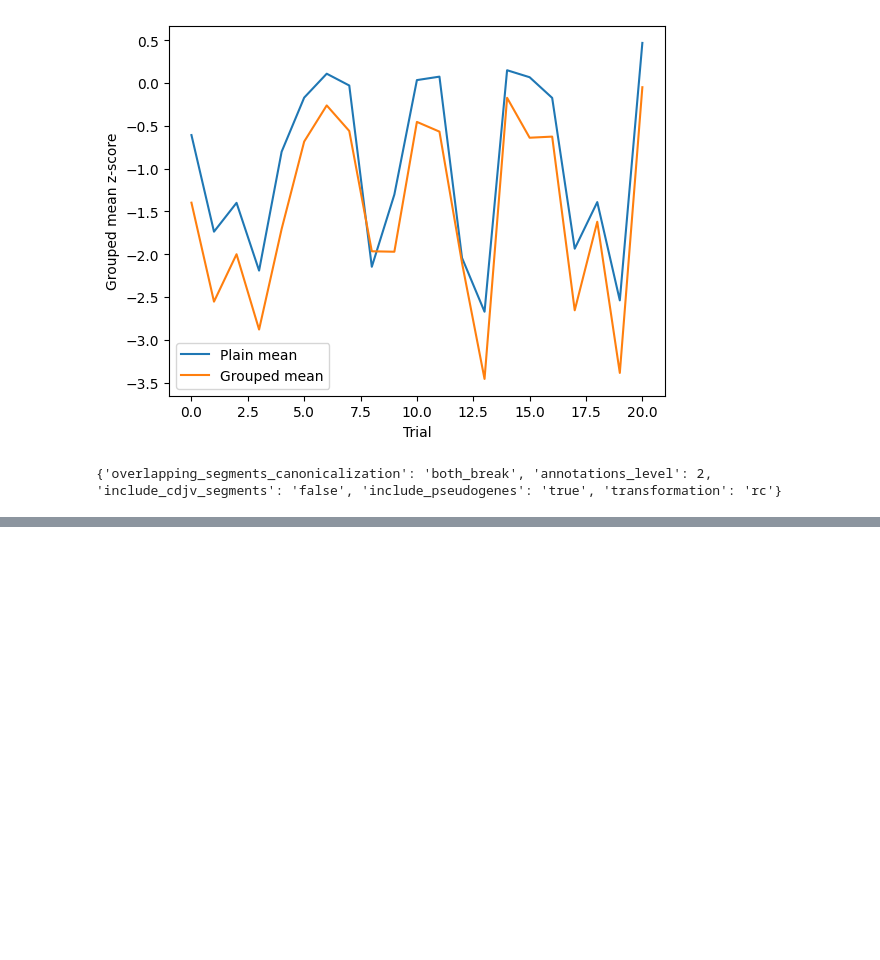
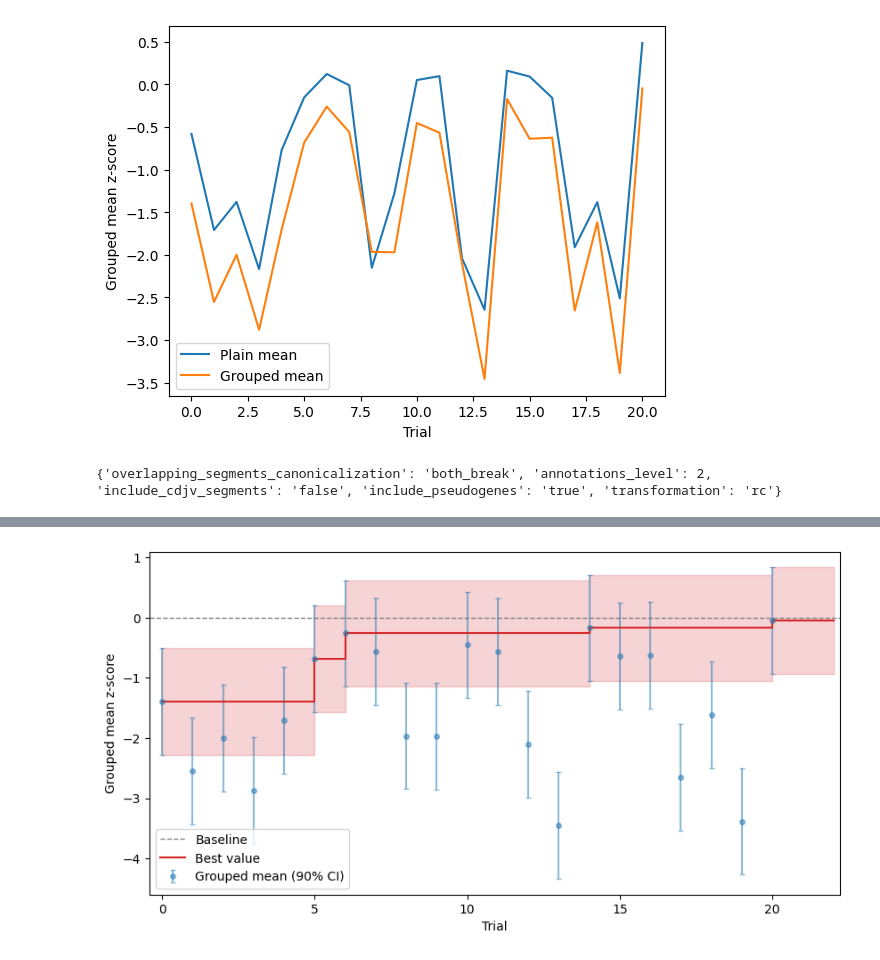
Before and after one commit to PipeVerri/Canonicalization, a Jupyter notebook: convnova/notebooks/wandb_analysis/phase1_inspection.ipynb, the cells around one changed output, grey strips where cells are left out. Drawn from its saved outputs; the diff is of its cells as text; code cells hidden in the pictures; blank space fills up the shorter version.

```diff
--- a/convnova/notebooks/wandb_analysis/phase1_inspection.ipynb
+++ b/convnova/notebooks/wandb_analysis/phase1_inspection.ipynb
@@ -64,7 +64,10 @@ dtypes: float64(30)
 memory usage: 5.1 KB
 None
 # %%
-z_scores = df.apply(lambda col: (col - baseline_metrics[col.name]["mean"]) / baseline_metrics[col.name]["std"], axis=0)
+def metrics_into_z_scores(df):
+    return df.apply(lambda col: (col - baseline_metrics[col.name]["mean"]) / baseline_metrics[col.name]["std"], axis=0)
+
+z_scores = metrics_into_z_scores(df)
 # %%
 records = (df == df.max()).sum(axis=1)
 records_list = sorted(list(records), reverse=True)
@@ -118,11 +121,13 @@ TASKS_GROUPS = {
     "chromatin_profile_prediction": ["chromatin_profile_prediction"]
 }
 
-groups = [z_scores[TASKS_GROUPS[group]].mean(axis=1) for group in TASKS_GROUPS]
-grouped_means = pd.concat(groups, axis=1).mean(axis=1) # The axis for pd.concat specifies the resulting series direction, I wanna concatenate the series as columns
-z_scores["grouped_means"] = grouped_means
-z_scores["plain_means"] = z_scores.mean(axis=1)
+def compute_means(df):
+    groups = [df[TASKS_GROUPS[group]].mean(axis=1) for group in TASKS_GROUPS]
+    grouped_means = pd.concat(groups, axis=1).mean(axis=1) # The axis for pd.concat specifies the resulting series direction, I wanna concatenate the series as columns
+    df["grouped_means"] = grouped_means
+    df["plain_means"] = df.drop(columns=["grouped_means"]).mean(axis=1)
 
+compute_means(z_scores)
 ax = z_scores[["plain_means", "grouped_means"]].plot(xlabel="Trial", ylabel="Grouped mean z-score")
 ax.legend(["Plain mean", "Grouped mean"])
 plt.savefig("./grouped_z_score.png", dpi=300)
@@ -186,3 +192,78 @@ print(df)
+# %%
+import numpy as np
+import pandas as pd
+from scipy import stats
+from matplotlib import pyplot as plt
+
+with open("../../hpo/baseline_results.json", "r") as f:
+    baseline_results = json.load(f)
+
+baseline_results = pd.DataFrame(baseline_results)
+baseline_z = metrics_into_z_scores(baseline_results)
+
+def grouped_mean(df):
+    """Media de las medias por grupo (solo columnas de tareas)."""
+    return pd.concat(
+        [df[cols].mean(axis=1) for cols in TASKS_GROUPS.values()], axis=1
+    ).mean(axis=1)
+
+# --- Ruido del baseline ---
+# baseline_z: (n repeticiones x tareas), mismas columnas que z_scores
+n = len(baseline_z)
+sigma_S = grouped_mean(baseline_z).std(ddof=1)
+tcrit = stats.t.ppf(0.95, df=n - 1)
+
+# --- Score por trial ---
+score = grouped_mean(z_scores)
+S = score.to_numpy()
+T = len(S)
+x = np.arange(T)
+
+# Repeticiones por trial (1 si no repetiste). Si repetiste alguno, pasá una Series con su r.
+reps = pd.Series(1, index=z_scores.index)
+r = reps.reindex(score.index).fillna(1).to_numpy()
+se = sigma_S / np.sqrt(r)
+
+# --- Best so far y su incertidumbre ---
+idx_best = np.zeros(T, dtype=int)
+cur = 0
+for i in range(T):
+    if S[i] > S[cur]:
+        cur = i
+    idx_best[i] = cur
+best_so_far = S[idx_best]
+se_best = se[idx_best]
+
+# --- Extensión a la derecha del último trial ---
+ext_frac = 0.08                                # cuánto se extiende, como fracción de T
+ext = max(1, int(np.ceil(ext_frac * T)))
+x_ext = np.append(x, x[-1] + ext)
+best_ext = np.append(best_so_far, best_so_far[-1])
+se_best_ext = np.append(se_best, se_best[-1])
+
+# --- Gráfico ---
+fig, ax = plt.subplots(figsize=(10, 5))
+
+# Ruido de una corrida del baseline
+ax.axhline(0, color="gray", ls="--", lw=1, label="Baseline")
+
+# Trials con su intervalo
+ax.errorbar(x, S, yerr=tcrit * se, fmt="o", ms=4, capsize=2,
+            alpha=0.5, color="tab:blue", label="Grouped mean (90% CI)")
+
+# Best so far con su banda, extendida más allá del último trial
+ax.step(x_ext, best_ext, where="post", color="tab:red", label="Best value")
+ax.fill_between(x_ext, best_ext - tcrit * se_best_ext, best_ext + tcrit * se_best_ext,
+                step="post", color="tab:red", alpha=0.2)
+
+ax.set_xlim(x[0] - 0.02 * T, x_ext[-1] + 0.01 * T)
+ax.set_xlabel("Trial")
+ax.set_ylabel("Grouped mean z-score")
+ax.legend()
+plt.savefig("./grouped_z_score_history.png", dpi=300)
+plt.show()
+# %% [output]
+[figure, added]
 # %%
 # Check the generalist model vs each specialist model. This should be done with the repeated trials to get p-values
 generalist = df.iloc[z_scores["grouped_means"].idxmax()]
```
Also changed, not shown: parts of 2 cells of this notebook, 7 other files.
